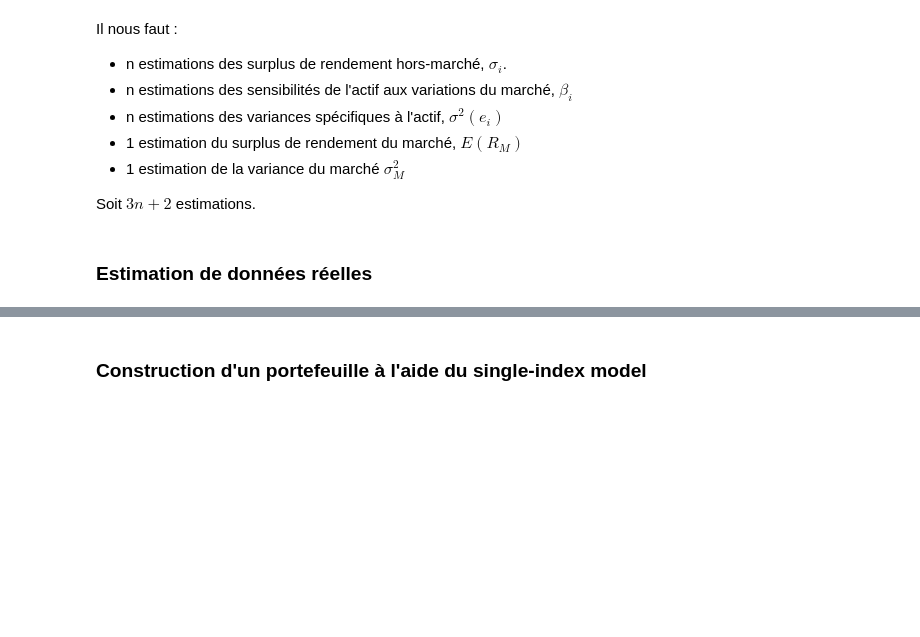
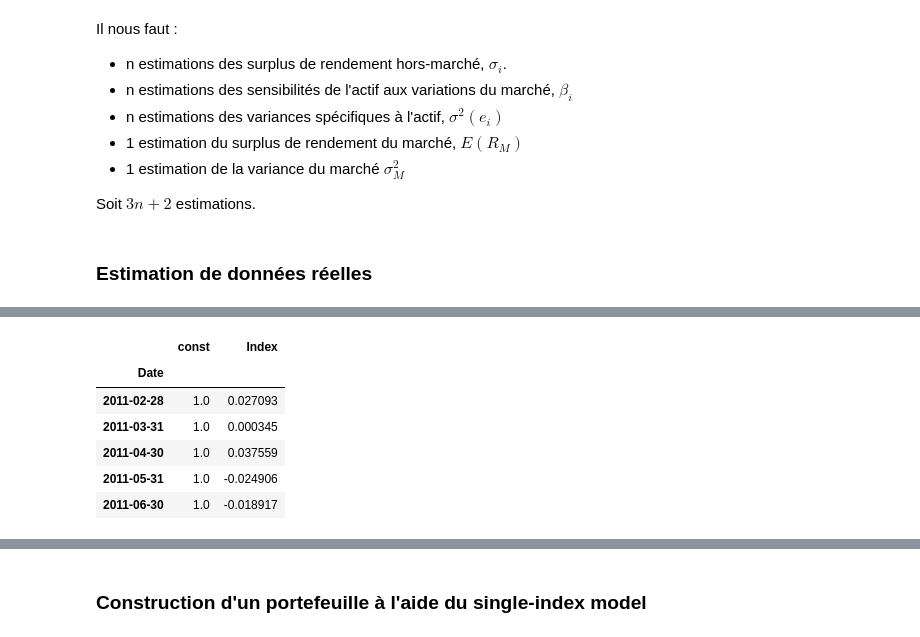
Before and after one commit to nicolasmauhe/theorie_financiere, a Jupyter notebook: Partie_2.ipynb, the cells around one changed output, grey strips where cells are left out. Saved outputs shown, nothing was run; the diff lists cells and outputs as text; code cells hidden in the pictures; blank space fills up the shorter version.

```diff
--- a/Partie_2.ipynb
+++ b/Partie_2.ipynb
@@ -161,0 +542,10 @@ Soit $3n + 2$ estimations.
+# %%
+X.head()
+# %% [output]
+|  | const | Index |
+| Date |  |  |
+| 2011-02-28 | 1.0 | 0.027093 |
+| 2011-03-31 | 1.0 | 0.000345 |
+| 2011-04-30 | 1.0 | 0.037559 |
+| 2011-05-31 | 1.0 | -0.024906 |
+| 2011-06-30 | 1.0 | -0.018917 |
```
Also changed, not shown: parts of 132 cells of this notebook, 2 other files.
